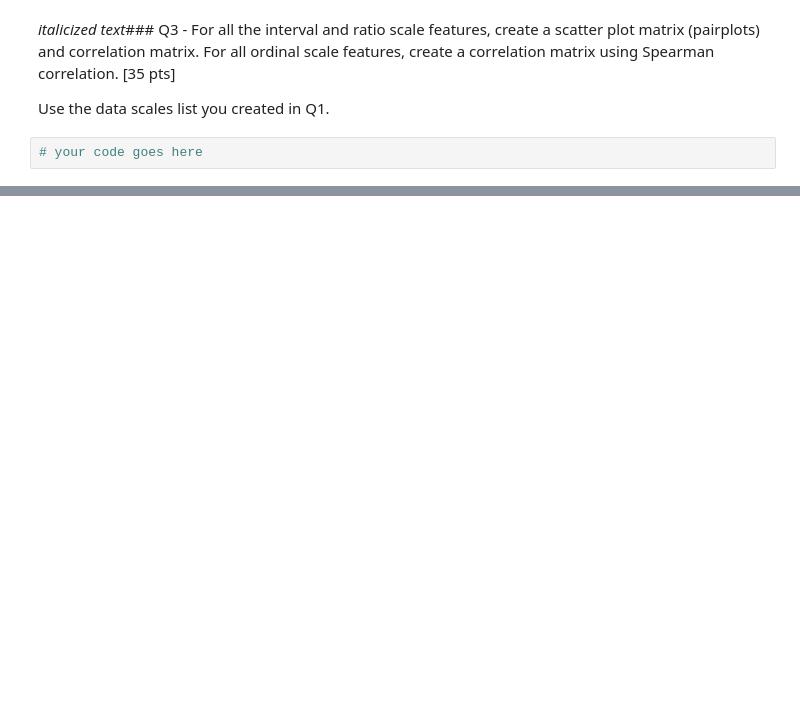
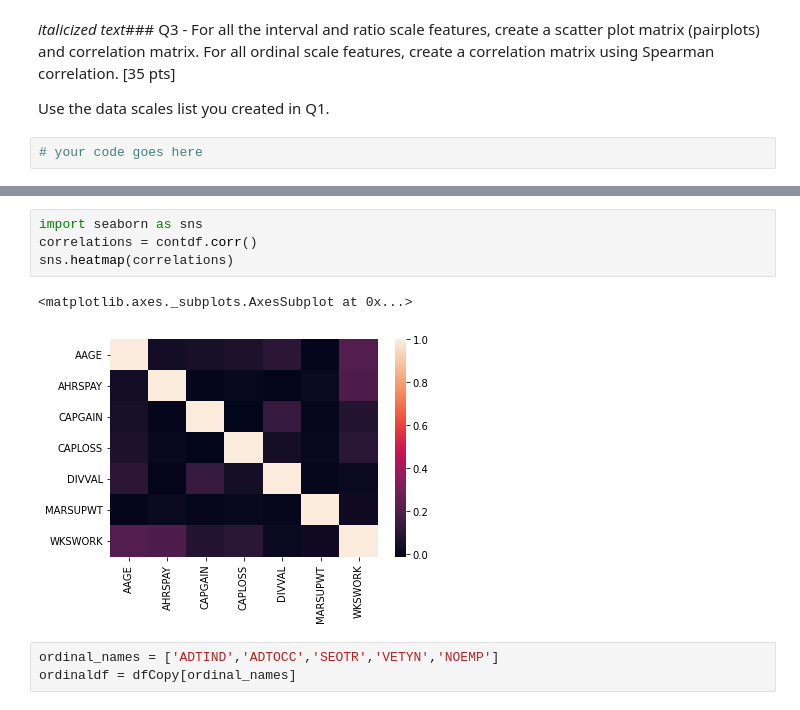
Before and after one commit to WilliamAshbee/DatascienceHomeworks, a Jupyter notebook: HW1_Ashbee_William.ipynb, the cells around one changed output, grey strips where cells are left out. Cells and saved outputs as stored; diff of their text form; blank space fills up the shorter version.

```diff
--- a/HW1_Ashbee_William.ipynb
+++ b/HW1_Ashbee_William.ipynb
@@ -438,0 +501,10 @@ Use the data scales list you created in Q1.
+# %%
+import seaborn as sns
+correlations = contdf.corr()
+sns.heatmap(correlations)
+# %% [output]
+<matplotlib.axes._subplots.AxesSubplot at 0x...>
+[figure, added]
+# %%
+ordinal_names = ['ADTIND','ADTOCC','SEOTR','VETYN','NOEMP']
+ordinaldf = dfCopy[ordinal_names]
```
Also changed, not shown: parts of 26 cells of this notebook.
